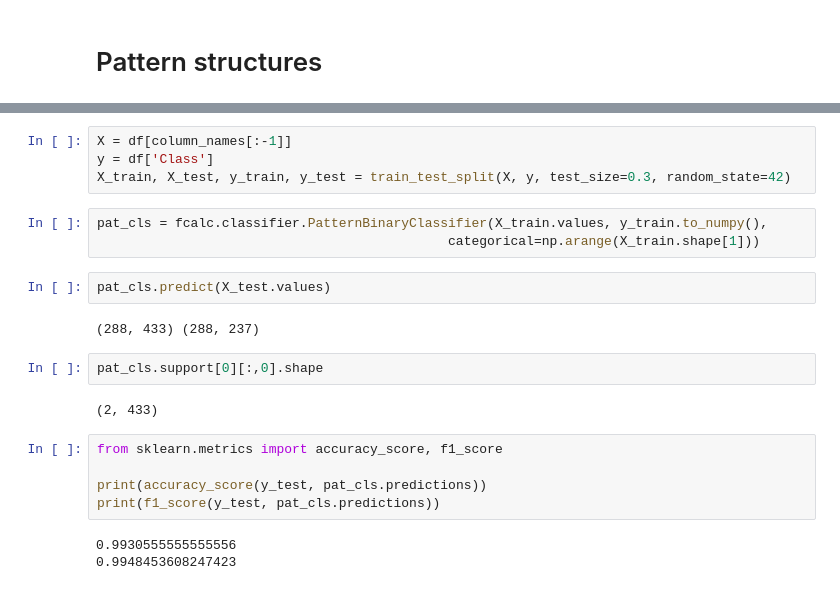
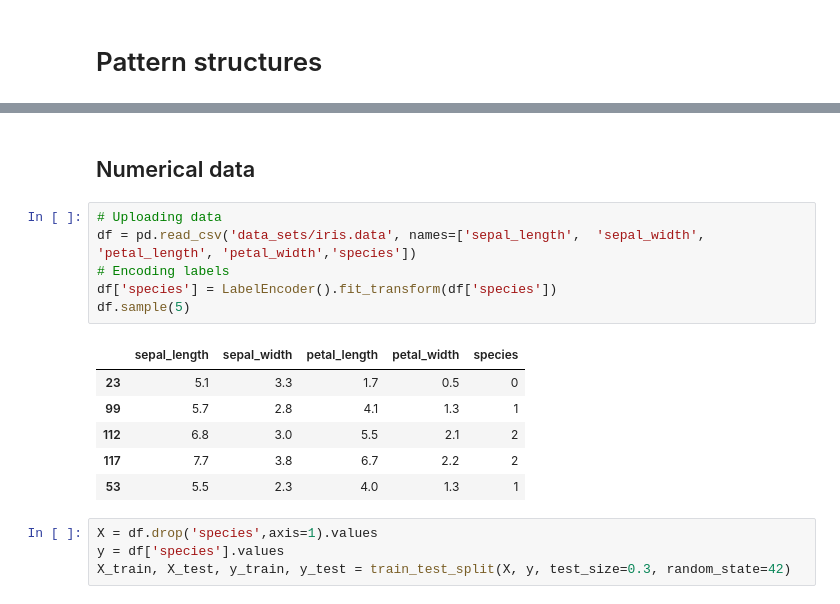
Before and after one commit to AndrewDiv/FCALC, a Jupyter notebook: exmp.ipynb, the cells around one changed output, grey strips where cells are left out. Cells and saved outputs as stored; diff of their text form.

```diff
--- a/exmp.ipynb
+++ b/exmp.ipynb
@@ -64,23 +68,19 @@ df.head()
+# %% [markdown]
+## Numerical data
+# %%
+# Uploading data
+df = pd.read_csv('data_sets/iris.data', names=['sepal_length',	'sepal_width',	'petal_length',	'petal_width','species'])
+# Encoding labels
+df['species'] = LabelEncoder().fit_transform(df['species'])
+df.sample(5)
+# %% [output]
+|  | sepal_length | sepal_width | petal_length | petal_width | species |
+| 23 | 5.1 | 3.3 | 1.7 | 0.5 | 0 |
+| 99 | 5.7 | 2.8 | 4.1 | 1.3 | 1 |
+| 112 | 6.8 | 3.0 | 5.5 | 2.1 | 2 |
+| 117 | 7.7 | 3.8 | 6.7 | 2.2 | 2 |
+| 53 | 5.5 | 2.3 | 4.0 | 1.3 | 1 |
 # %%
-X = df[column_names[:-1]]
-y = df['Class']
+X = df.drop('species',axis=1).values
+y = df['species'].values
 X_train, X_test, y_train, y_test = train_test_split(X, y, test_size=0.3, random_state=42)
-# %%
-pat_cls = fcalc.classifier.PatternBinaryClassifier(X_train.values, y_train.to_numpy(),
-                                             categorical=np.arange(X_train.shape[1]))
-# %%
-pat_cls.predict(X_test.values)
-# %% [output]
-(288, 433) (288, 237)
-# %%
-pat_cls.support[0][:,0].shape
-# %% [output]
-(2, 433)
-# %%
-from sklearn.metrics import accuracy_score, f1_score
-
-print(accuracy_score(y_test, pat_cls.predictions))
-print(f1_score(y_test, pat_cls.predictions))
-# %% [output]
-0.9930555555555556
-0.9948453608247423
```
Also changed, not shown: parts of 34 cells of this notebook, 2 other files.
